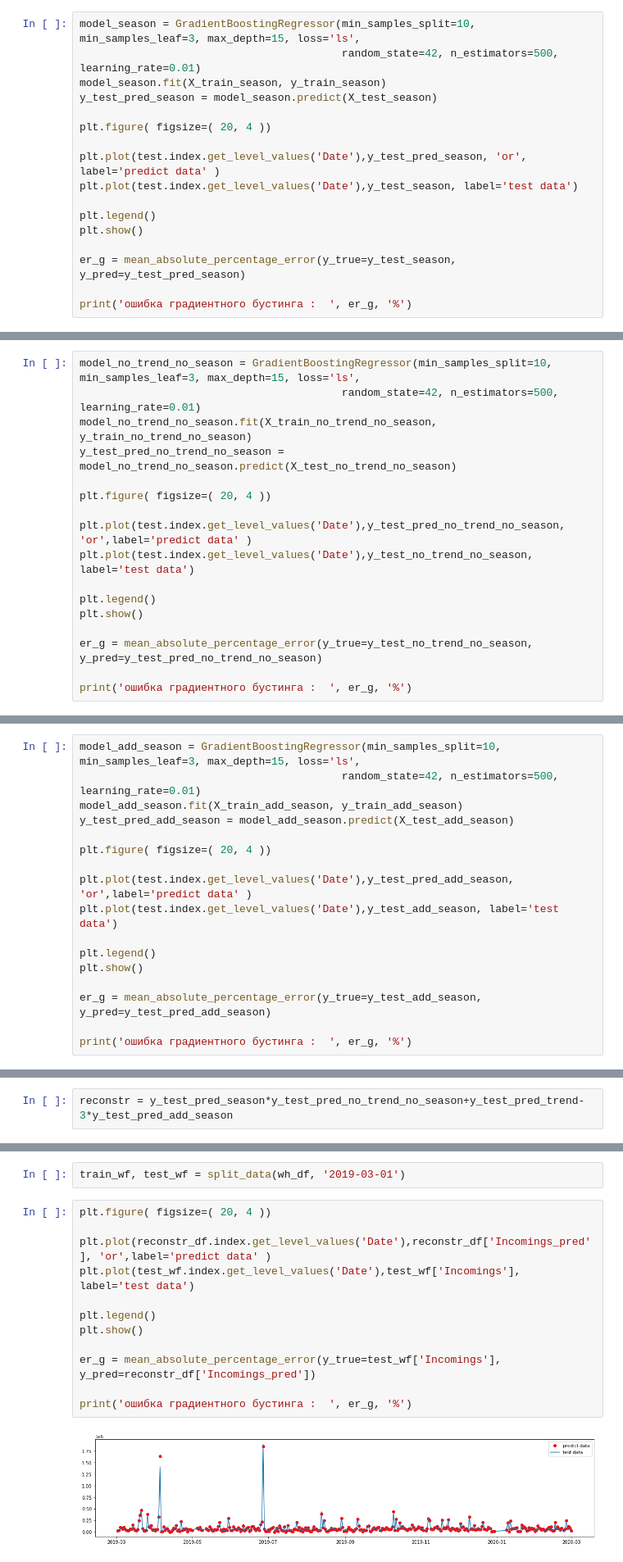
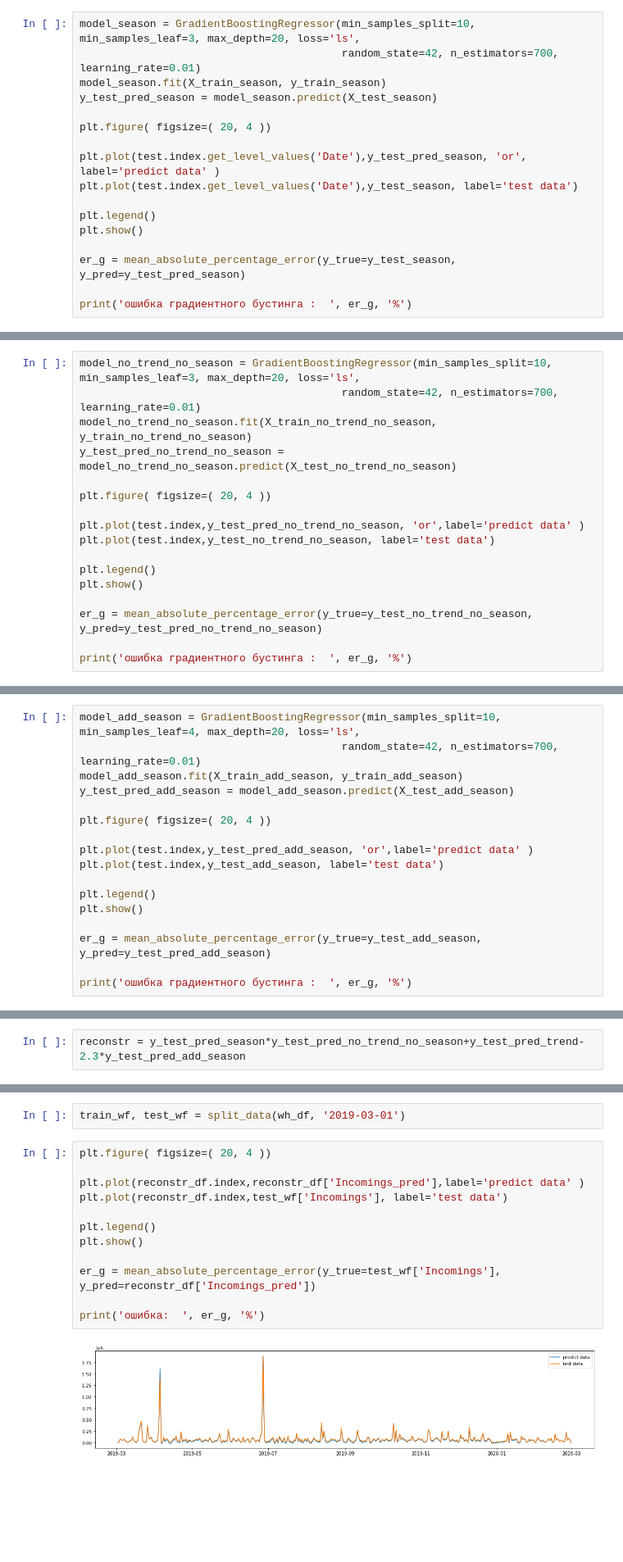
Before and after one commit to TataMoskovkina/GeekUniversity, a Jupyter notebook: work/загруженность склада-сепар.ipynb, the cells around one changed output, grey strips where cells are left out. Shown at 82% size. Saved outputs shown, nothing was run; the diff lists cells and outputs as text; blank space fills up the shorter version.

```diff
--- a/work/загруженность склада-сепар.ipynb
+++ b/work/загруженность склада-сепар.ipynb
@@ -347,8 +349,8 @@ print('ошибка градиентного бустинга :  ', er_g, '%')
 [figure]
 ошибка градиентного бустинга :   7.940490942883472e-14 %
 # %%
-model_season = GradientBoostingRegressor(min_samples_split=10, min_samples_leaf=3, max_depth=15, loss='ls',
-                                         random_state=42, n_estimators=500, learning_rate=0.01)
+model_season = GradientBoostingRegressor(min_samples_split=10, min_samples_leaf=3, max_depth=20, loss='ls',
+                                         random_state=42, n_estimators=700, learning_rate=0.01)
 model_season.fit(X_train_season, y_train_season)
 y_test_pred_season = model_season.predict(X_test_season)
 
@@ -369,13 +371,13 @@ print('ошибка градиентного бустинга :  ', er_g, '%')
 # %%
-model_no_trend_no_season = GradientBoostingRegressor(min_samples_split=10, min_samples_leaf=3, max_depth=15, loss='ls',
-                                         random_state=42, n_estimators=500, learning_rate=0.01)
+model_no_trend_no_season = GradientBoostingRegressor(min_samples_split=10, min_samples_leaf=3, max_depth=20, loss='ls',
+                                         random_state=42, n_estimators=700, learning_rate=0.01)
 model_no_trend_no_season.fit(X_train_no_trend_no_season, y_train_no_trend_no_season)
 y_test_pred_no_trend_no_season = model_no_trend_no_season.predict(X_test_no_trend_no_season)
 
 plt.figure( figsize=( 20, 4 ))
 
-plt.plot(test.index.get_level_values('Date'),y_test_pred_no_trend_no_season, 'or',label='predict data' )
-plt.plot(test.index.get_level_values('Date'),y_test_no_trend_no_season, label='test data')
+plt.plot(test.index,y_test_pred_no_trend_no_season, 'or',label='predict data' )
+plt.plot(test.index,y_test_no_trend_no_season, label='test data')
 
 plt.legend()
 plt.show()
@@ -389,13 +391,13 @@ print('ошибка градиентного бустинга :  ', er_g, '%')
 # %%
-model_add_season = GradientBoostingRegressor(min_samples_split=10, min_samples_leaf=3, max_depth=15, loss='ls',
-                                         random_state=42, n_estimators=500, learning_rate=0.01)
+model_add_season = GradientBoostingRegressor(min_samples_split=10, min_samples_leaf=4, max_depth=20, loss='ls',
+                                         random_state=42, n_estimators=700, learning_rate=0.01)
 model_add_season.fit(X_train_add_season, y_train_add_season)
 y_test_pred_add_season = model_add_season.predict(X_test_add_season)
 
 plt.figure( figsize=( 20, 4 ))
 
-plt.plot(test.index.get_level_values('Date'),y_test_pred_add_season, 'or',label='predict data' )
-plt.plot(test.index.get_level_values('Date'),y_test_add_season, label='test data')
+plt.plot(test.index,y_test_pred_add_season, 'or',label='predict data' )
+plt.plot(test.index,y_test_add_season, label='test data')
 
 plt.legend()
 plt.show()
@@ -409,7 +411,7 @@ print('ошибка градиентного бустинга :  ', er_g, '%')
 # %% [markdown]
 Теперь соберем нашу модель обратно и проверим качетсво предсказания.
 # %%
-reconstr = y_test_pred_season*y_test_pred_no_trend_no_season+y_test_pred_trend-3*y_test_pred_add_season
+reconstr = y_test_pred_season*y_test_pred_no_trend_no_season+y_test_pred_trend-2.3*y_test_pred_add_season
 # %%
 reconstr_df = pd.DataFrame(data = reconstr, index=test.index, columns=['Incomings_pred'])
 reconstr_df.head()
@@ -426,14 +428,14 @@ train_wf, test_wf = split_data(wh_df, '2019-03-01')
 # %%
 plt.figure( figsize=( 20, 4 ))
 
-plt.plot(reconstr_df.index.get_level_values('Date'),reconstr_df['Incomings_pred'], 'or',label='predict data' )
-plt.plot(test_wf.index.get_level_values('Date'),test_wf['Incomings'], label='test data')
+plt.plot(reconstr_df.index,reconstr_df['Incomings_pred'],label='predict data' )
+plt.plot(reconstr_df.index,test_wf['Incomings'], label='test data')
 
 plt.legend()
 plt.show()
 
 er_g = mean_absolute_percentage_error(y_true=test_wf['Incomings'], y_pred=reconstr_df['Incomings_pred'])
 
-print('ошибка градиентного бустинга :  ', er_g, '%')
+print('ошибка:  ', er_g, '%')
 # %% [output]
-[figure, old version]
+[figure, new version]
```
Also changed, not shown: parts of 14 cells of this notebook.
